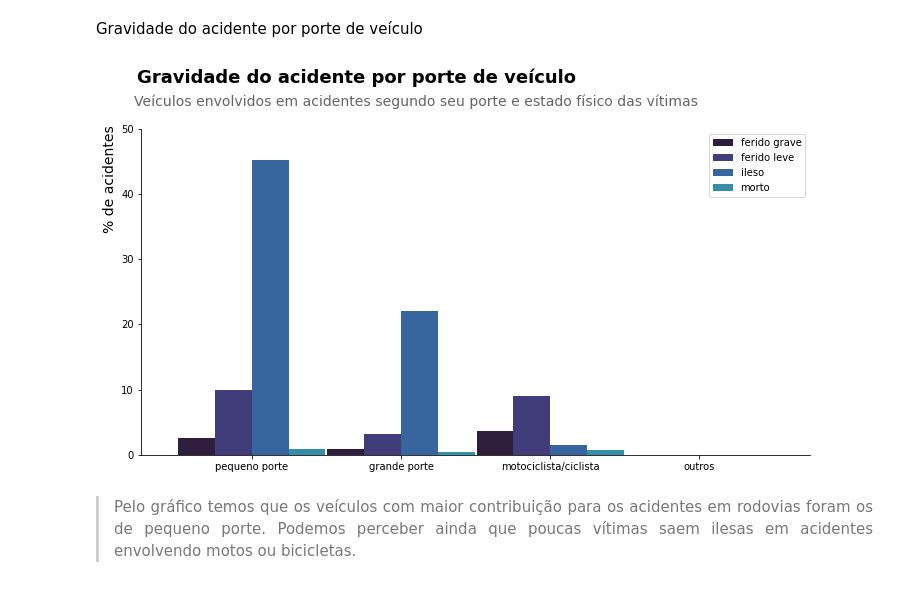
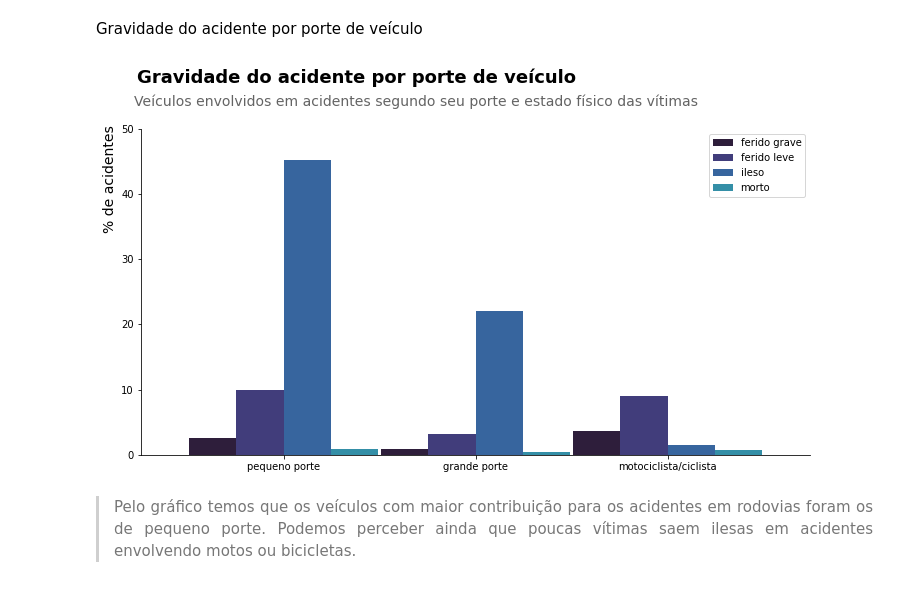
Before and after one commit to LilianeAquino/aed_projeto_1_revisitado, a Jupyter notebook: template_análise_exploratória.ipynb, the cells around one changed output. Drawn from its saved outputs; the diff is of its cells as text; code cells hidden in the pictures.

```diff
--- a/template_análise_exploratória.ipynb
+++ b/template_análise_exploratória.ipynb
@@ -483,0 +489,29 @@ plt.show()
+# %%
+sample = municipios[['municipio', 'estado_fisico']]
+sample['count'] = 1
+
+df_pivot = pd.pivot_table(sample, values='count', index='municipio', columns='estado_fisico', aggfunc=np.sum)
+
+df_pivot['total'] = 0.0
+for col in df_pivot.index:
+    df_pivot['total'].loc[col] = df_pivot.loc[col].sum(axis=0)
+
+for col in df_pivot.columns:
+    df_pivot.fillna(0, inplace=True)
+    df_pivot[col] = df_pivot[col].astype(int)
+    df_pivot[col] = round((df_pivot[col]/sample.shape[0])*100, 2)
+df_pivot = df_pivot.sort_values(by=['total', 'ileso'], ascending=False)
+
+
+suptitle = 'Gravidade dos acidentes por cidade'
+title = 'Percentual de acidentes segundo as cinco cidades mineiras com maior percentual e estado físico das vítimas'
+
+df_pivot.head().drop(['total'], axis=1).plot.bar(width=0.987, figsize=(12, 6), rot=False, color=sns.color_palette('mako')).spines[['top', 'right']].set_visible(False)
+plt.suptitle(suptitle, fontsize=18, y=1.02, horizontalalignment='left', x=0.12, color='black', weight='bold')
+plt.title(title, fontsize=14, color='#646464', y=1.05, loc='left', x=-0.01)
+plt.xlabel(None)
+plt.ylabel('% de acidentes', fontsize=14, horizontalalignment='left', y=0.68)
+plt.grid(False)
+plt.legend()
+plt.ylim(0, 6)
+plt.show()
@@ -655,29 +693,29 @@ Gravidade do acidente por porte de veículo
 # %%
 sample = df[['estado_fisico', 'porte_veiculo']]
 sample['count'] = 1
 
 df_pivot = pd.pivot_table(sample, values='count', index='porte_veiculo', columns='estado_fisico', aggfunc=np.sum)
 
 for col in df_pivot.columns:
     df_pivot.fillna(0, inplace=True)
     df_pivot[col] = df_pivot[col].astype(int)
     df_pivot[col] = round((df_pivot[col]/df.shape[0])*100, 2)
 df_pivot = df_pivot.sort_values(by='ileso', ascending=False)
 
 suptitle = 'Gravidade do acidente por porte de veículo'
 title = 'Veículos envolvidos em acidentes segundo seu porte e estado físico das vítimas'
 
-df_pivot.plot.bar(width=0.987, figsize=(12, 6), rot=False, color=sns.color_palette('mako')).spines[['top', 'right']].set_visible(False)
+df_pivot.head(3).plot.bar(width=0.987, figsize=(12, 6), rot=False, color=sns.color_palette('mako')).spines[['top', 'right']].set_visible(False)
 plt.suptitle(suptitle, fontsize=18, y=1.02, horizontalalignment='left', x=0.12, color='black', weight='bold')
 plt.title(title, fontsize=14, color='#646464', y=1.05, loc='left', x=-0.01)
 plt.xlabel(None)
 plt.ylabel('% de acidentes', fontsize=14, horizontalalignment='left', y=0.68)
 plt.grid(False)
 plt.ylim(0, 50)
 plt.legend()
 plt.show()
 # %% [output]
-[figure, old version]
+[figure, new version]
 # %% [markdown]
 > <p style='text-align: justify;'>Pelo gráfico temos que os veículos com maior contribuição para os acidentes em rodovias foram os de pequeno porte. Podemos perceber ainda que poucas vítimas saem ilesas em acidentes envolvendo motos ou bicicletas. <font size=2.85></font></p>
 # %% [markdown]
```
Also changed, not shown: parts of 20 cells of this notebook.
